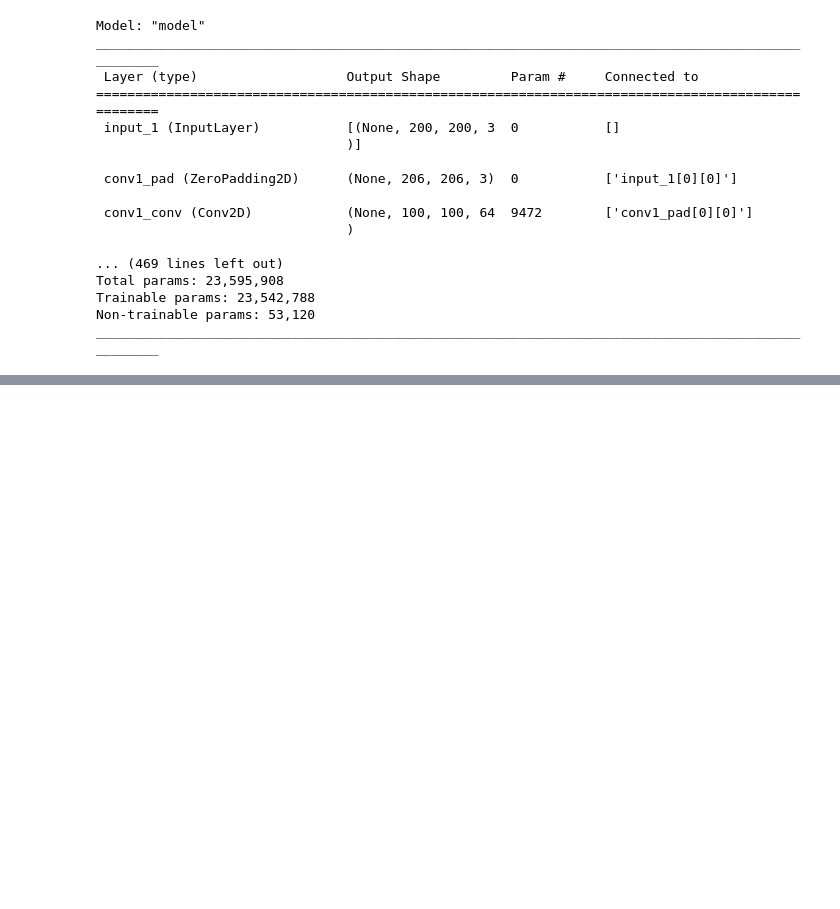
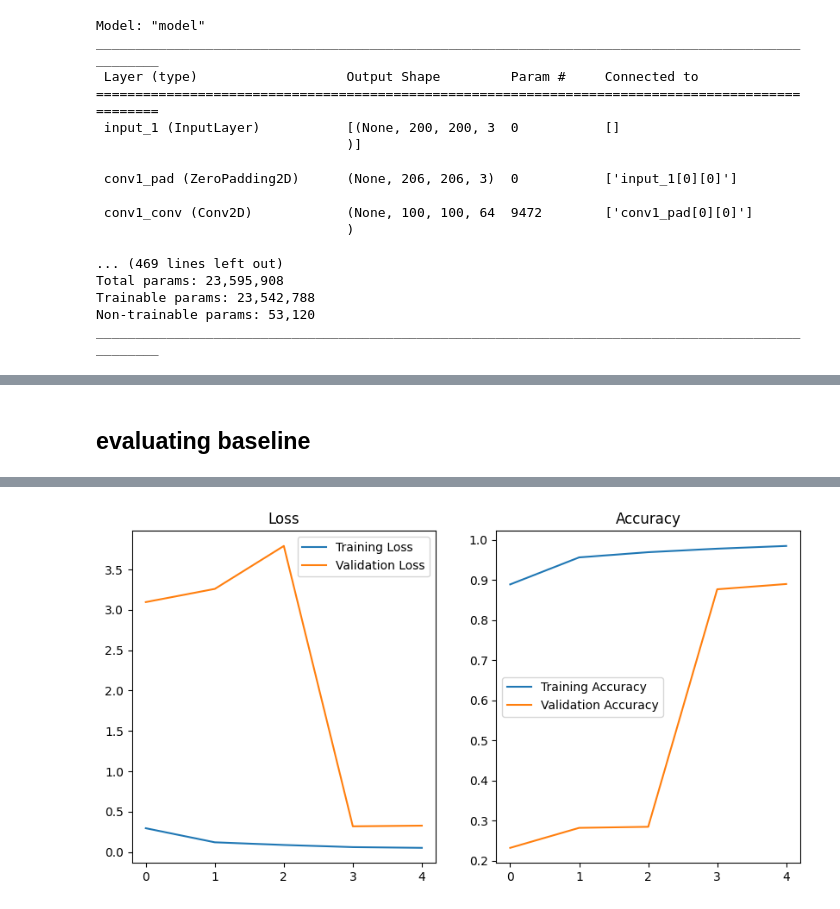
Before and after one commit to srt3264/Brain-Tumor-MRI-Classification, a Jupyter notebook: Modeling/classification_baseline.ipynb, the cells around one changed output, grey strips where cells are left out. Drawn from its saved outputs; the diff is of its cells as text; code cells hidden in the pictures; blank space fills up the shorter version.

```diff
--- a/Modeling/classification_baseline.ipynb
+++ b/Modeling/classification_baseline.ipynb
@@ -187,7 +198,7 @@ tensorboard = TensorBoard(logdir, histogram_freq=1)
 
 
 BATCH_SIZE = 64
-EPOCHS = 50
+EPOCHS = 5
 
 Checkpoint = ModelCheckpoint(filepath = 'model-{epoch:02d}-{val_accuracy:.2f}-{val_loss:.2f}.h5',monitor = 'val_loss', verbose = 1, save_best_only = True,mode = 'min')
 
@@ -204,0 +235,26 @@ Epoch 1/50
+# %% [markdown]
+## evaluating baseline
+# %%
+
+# Extract the trained model from the history object
+model = history.model
+
+# Evaluate your model on the test set
+eval_metrics = model.evaluate(x_test, y_test)
+
+# Extract the evaluation metrics
+loss = eval_metrics[0]
+accuracy = eval_metrics[1]
+
+# Plot the evaluation metrics
+fig, ax = plt.subplots(1, 2, figsize=(10, 5))
+ax[0].plot(history.history['loss'], label='Training Loss')
+ax[0].plot(history.history['val_loss'], label='Validation Loss')
+ax[0].set_title('Loss')
+ax[0].legend()
+ax[1].plot(history.history['accuracy'], label='Training Accuracy')
+ax[1].plot(history.history['val_accuracy'], label='Validation Accuracy')
+ax[1].set_title('Accuracy')
+ax[1].legend()
+plt.show()
+# %% [output]
@@ -204,0 +262 @@ Epoch 1/50
+[figure, added]
```
Also changed, not shown: parts of 6 cells of this notebook, 4 other files.
